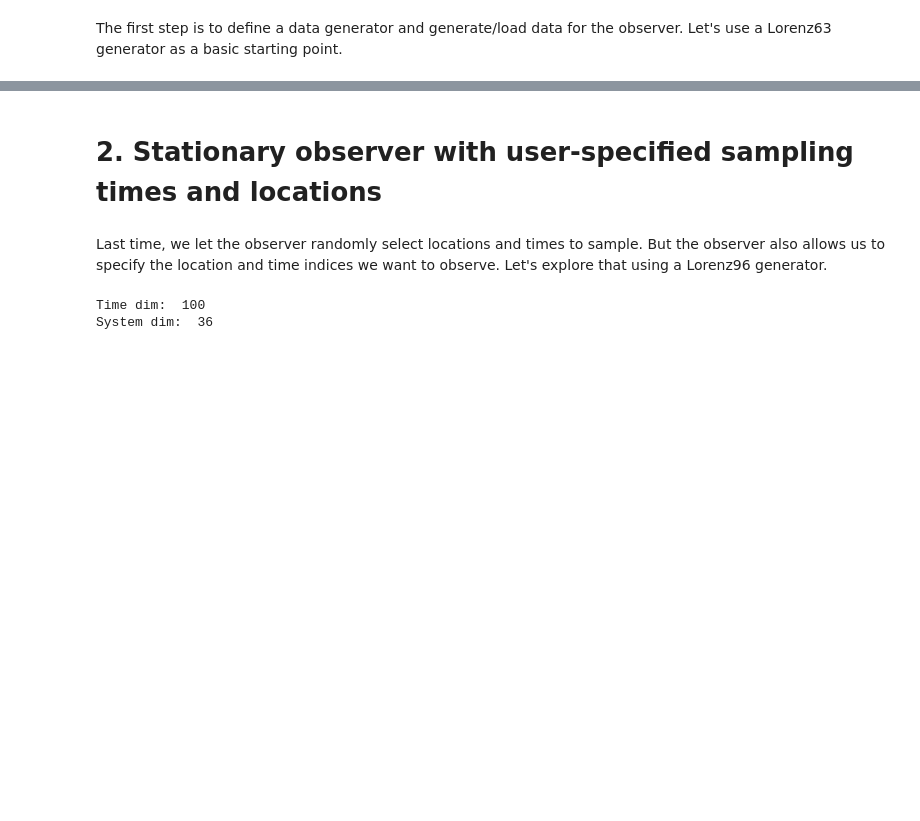
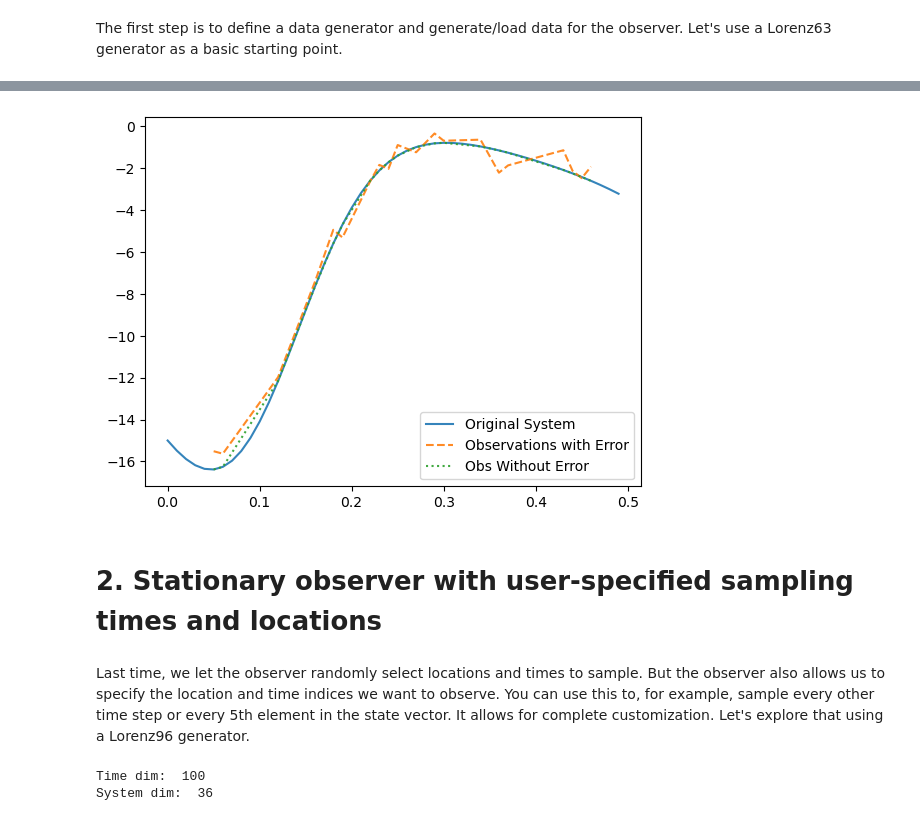
Before and after one commit to StevePny/DataAssimBench-Examples, a Jupyter notebook: examples/observers/1-observers-example-usage.ipynb, the cells around one changed output, grey strips where cells are left out. Drawn from its saved outputs; the diff is of its cells as text; code cells hidden in the pictures; blank space fills up the shorter version.

```diff
--- a/examples/observers/1-observers-example-usage.ipynb
+++ b/examples/observers/1-observers-example-usage.ipynb
@@ -62,0 +13,13 @@ plt.show()
+# %%
+# Now we can define the observer:
+obs_l63 = observer.Observer(
+    l63, # Data generator object
+    random_time_count = 20, # Pick 20 timesteps for sampling
+    random_location_count = 1, # Pick one location in the system for sampling
+    error_bias = 0.0, # Mean for observation error, Gaussian/Normal distribution
+    error_sd = 0.7, # Standard deviation for observation error, Gaussian/Normal distribution
+    random_seed=99 # We can specify a random seed. Default is 99
+)
+
+# Making observations
+obs_vec_l63 = obs_l63.observe()
@@ -63,7 +51,18 @@ plt.show()
+# %%
+# Let's examine how error is added to observations
+fig, ax = plt.subplots()
+ax.plot(l63.times, l63.values[:, 1], alpha=0.9)
+ax.plot(obs_vec_l63.times, obs_vec_l63.values[:, 0], '--', alpha=0.9)
+obs_values_minus_error = obs_vec_l63.values - obs_vec_l63.errors
+ax.plot(obs_vec_l63.times, obs_values_minus_error[:, 0], ':', alpha=0.9)
+ax.legend(labels=['Original System', 'Observations with Error', 'Obs Without Error'])
+plt.show()
+# %% [output]
+[figure, added]
 # %% [markdown]
 # 2. Stationary observer with user-specified sampling times and locations
 # %% [markdown]
-Last time, we let the observer randomly select locations and times to sample. But the observer also allows us to specify the location and time indices we want to observe. Let's explore that using a Lorenz96 generator.
+Last time, we let the observer randomly select locations and times to sample. But the observer also allows us to specify the location and time indices we want to observe. You can use this to, for example, sample every other time step or every 5th element in the state vector. It allows for complete customization. Let's explore that using a Lorenz96 generator.
 # %%
 l96 = data.Lorenz96()
 l96.generate(n_steps=100)
```
Also changed, not shown: parts of 21 cells of this notebook.
